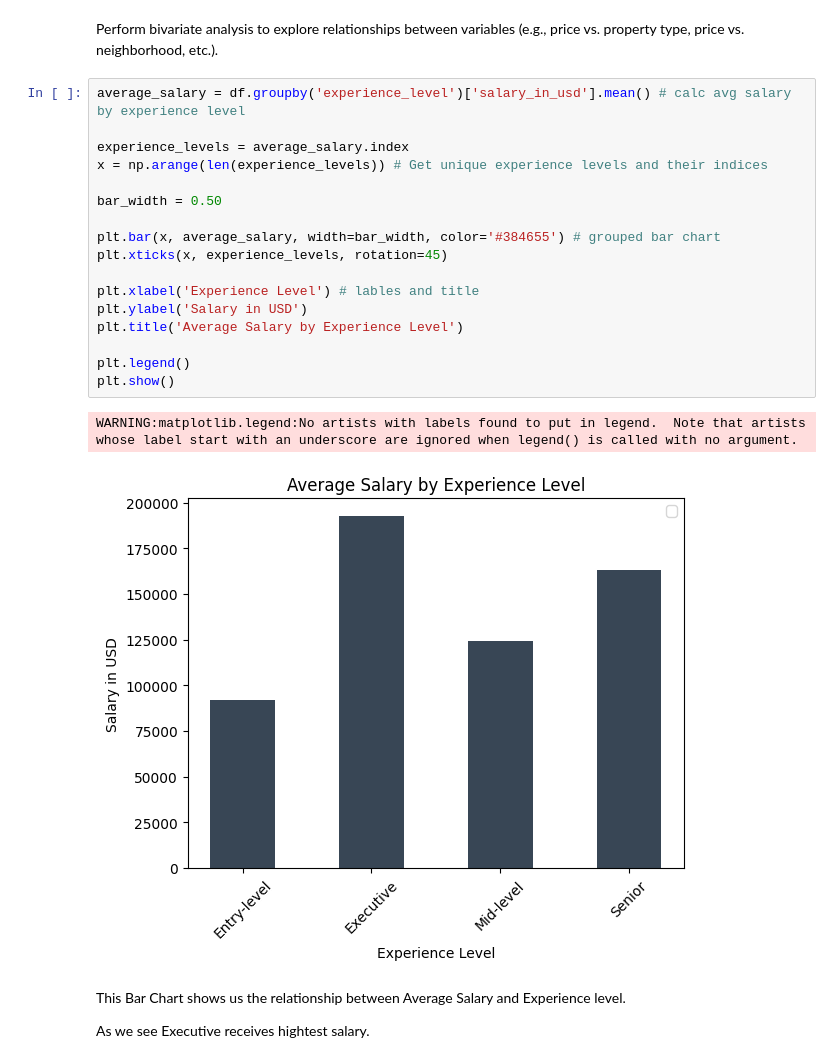
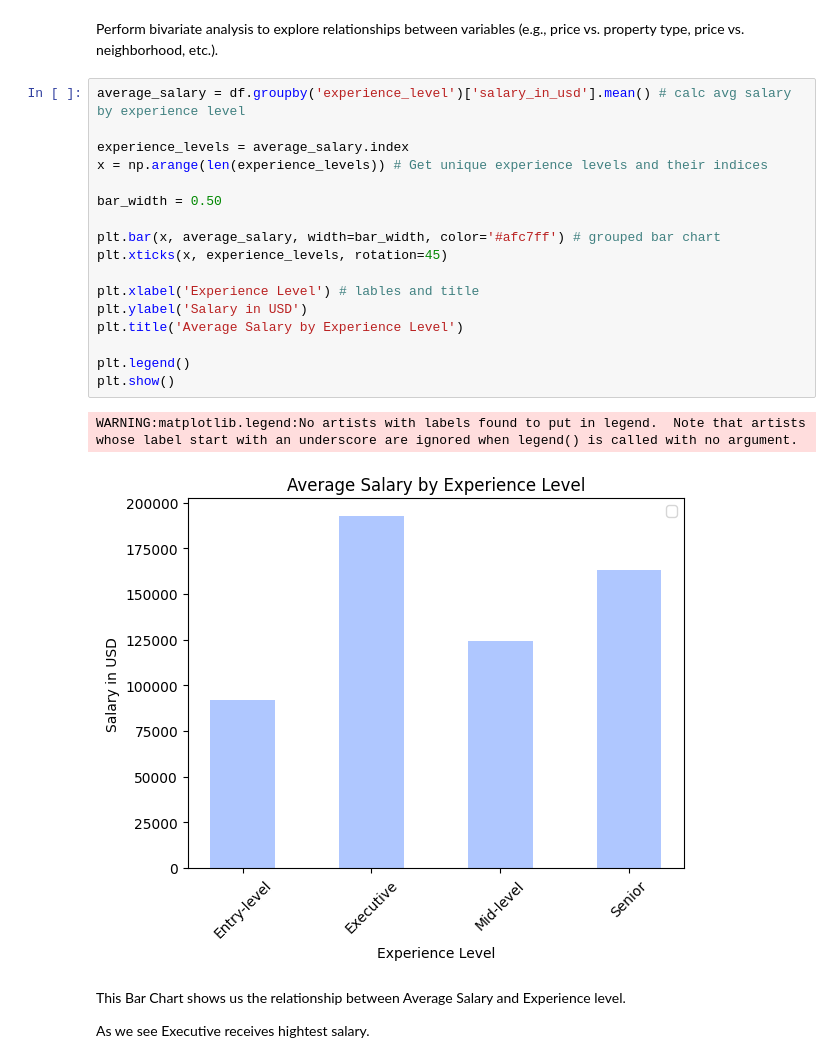
Before and after one commit to Adamixa/Data_field_job_analysis, a Jupyter notebook: notebook.ipynb, the cells around one changed output. Cells and saved outputs as stored; diff of their text form.

```diff
--- a/notebook.ipynb
+++ b/notebook.ipynb
@@ -311,23 +311,23 @@ Perform bivariate analysis to explore relationships between variables (e.g., pri
 # %%
 average_salary = df.groupby('experience_level')['salary_in_usd'].mean() # calc avg salary by experience level
 
 experience_levels = average_salary.index
 x = np.arange(len(experience_levels)) # Get unique experience levels and their indices
 
 bar_width = 0.50
 
-plt.bar(x, average_salary, width=bar_width, color='#384655') # grouped bar chart
+plt.bar(x, average_salary, width=bar_width, color='#afc7ff') # grouped bar chart
 plt.xticks(x, experience_levels, rotation=45)
 
 plt.xlabel('Experience Level') # lables and title
 plt.ylabel('Salary in USD')
 plt.title('Average Salary by Experience Level')
 
 plt.legend()
 plt.show()
 # %% [output]
 WARNING:matplotlib.legend:No artists with labels found to put in legend.  Note that artists whose label start with an underscore are ignored when legend() is called with no argument.
-[figure, old version]
+[figure, new version]
 # %% [markdown]
 This Bar Chart shows us the relationship between Average Salary and Experience level.
 
```
Also changed, not shown: parts of 3 cells of this notebook.
